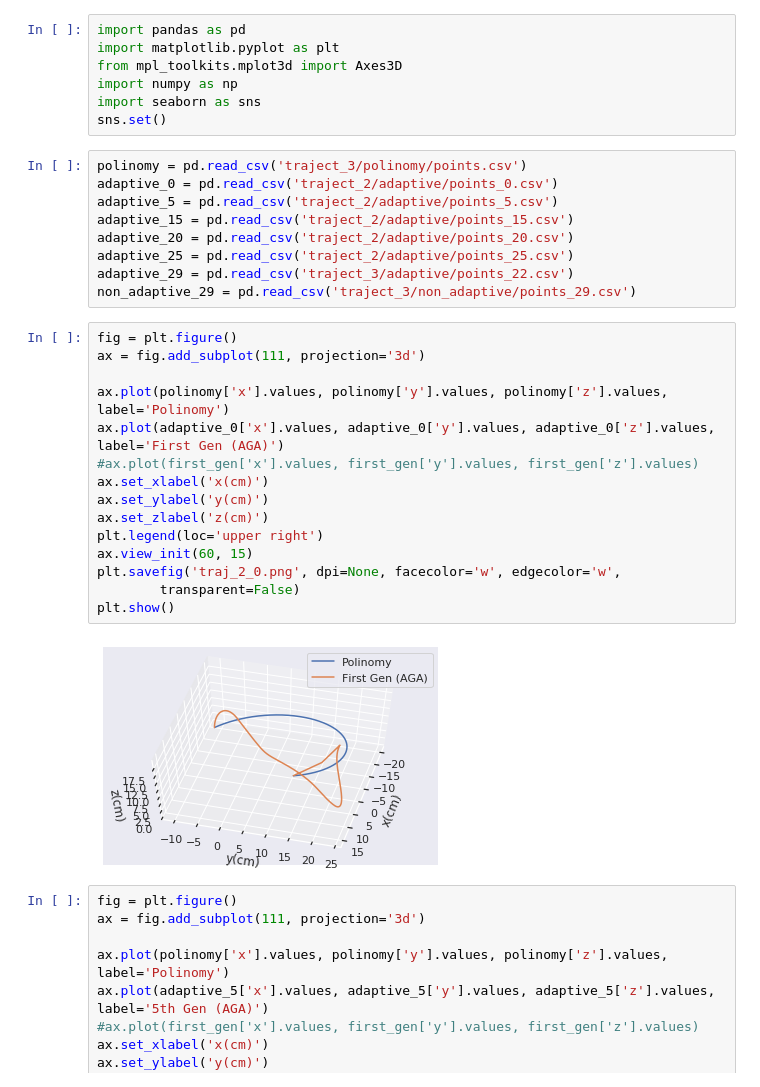
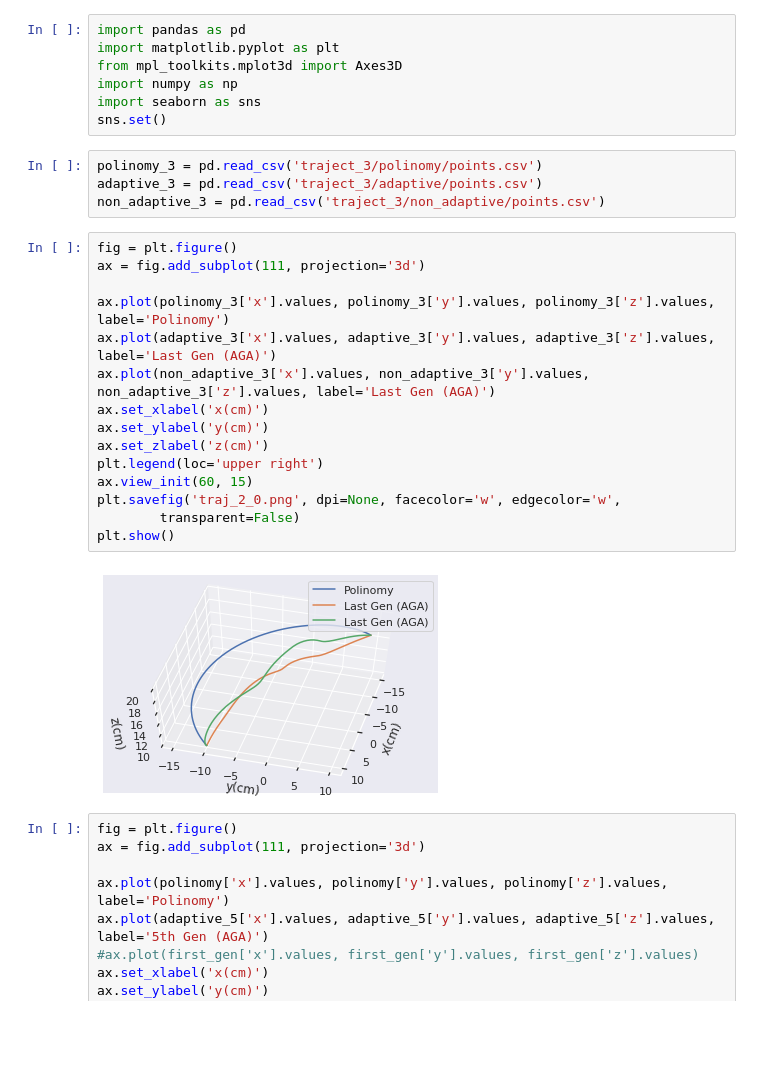
Before and after one commit to oscarkremer/mentor-optimization, a Jupyter notebook: notebooks/Charts .ipynb, the cells around one changed output. Cells and saved outputs as stored; diff of their text form; blank space fills up the shorter version.

```diff
--- a/notebooks/Charts .ipynb
+++ b/notebooks/Charts .ipynb
@@ -5,32 +5,27 @@ from mpl_toolkits.mplot3d import Axes3D
 import numpy as np
 import seaborn as sns
 sns.set()
-# %%
-polinomy = pd.read_csv('traject_3/polinomy/points.csv')
-adaptive_0 = pd.read_csv('traject_2/adaptive/points_0.csv')
-adaptive_5 = pd.read_csv('traject_2/adaptive/points_5.csv')
-adaptive_15 = pd.read_csv('traject_2/adaptive/points_15.csv')
-adaptive_20 = pd.read_csv('traject_2/adaptive/points_20.csv')
-adaptive_25 = pd.read_csv('traject_2/adaptive/points_25.csv')
-adaptive_29 = pd.read_csv('traject_3/adaptive/points_22.csv')
-non_adaptive_29 = pd.read_csv('traject_3/non_adaptive/points_29.csv')
+# %%
+polinomy_3 = pd.read_csv('traject_3/polinomy/points.csv')
+adaptive_3 = pd.read_csv('traject_3/adaptive/points.csv')
+non_adaptive_3 = pd.read_csv('traject_3/non_adaptive/points.csv')
 # %%
 fig = plt.figure()
 ax = fig.add_subplot(111, projection='3d')
 
-ax.plot(polinomy['x'].values, polinomy['y'].values, polinomy['z'].values, label='Polinomy')
-ax.plot(adaptive_0['x'].values, adaptive_0['y'].values, adaptive_0['z'].values, label='First Gen (AGA)')
-#ax.plot(first_gen['x'].values, first_gen['y'].values, first_gen['z'].values)
+ax.plot(polinomy_3['x'].values, polinomy_3['y'].values, polinomy_3['z'].values, label='Polinomy')
+ax.plot(adaptive_3['x'].values, adaptive_3['y'].values, adaptive_3['z'].values, label='Last Gen (AGA)')
+ax.plot(non_adaptive_3['x'].values, non_adaptive_3['y'].values, non_adaptive_3['z'].values, label='Last Gen (AGA)')
 ax.set_xlabel('x(cm)')
 ax.set_ylabel('y(cm)')
 ax.set_zlabel('z(cm)')
 plt.legend(loc='upper right')
 ax.view_init(60, 15)
 plt.savefig('traj_2_0.png', dpi=None, facecolor='w', edgecolor='w',
         transparent=False)
 plt.show()
 # %% [output]
-[figure, old version]
+[figure, new version]
 # %%
 fig = plt.figure()
 ax = fig.add_subplot(111, projection='3d')
```
Also changed, not shown: parts of 10 cells of this notebook, 11 other files.
